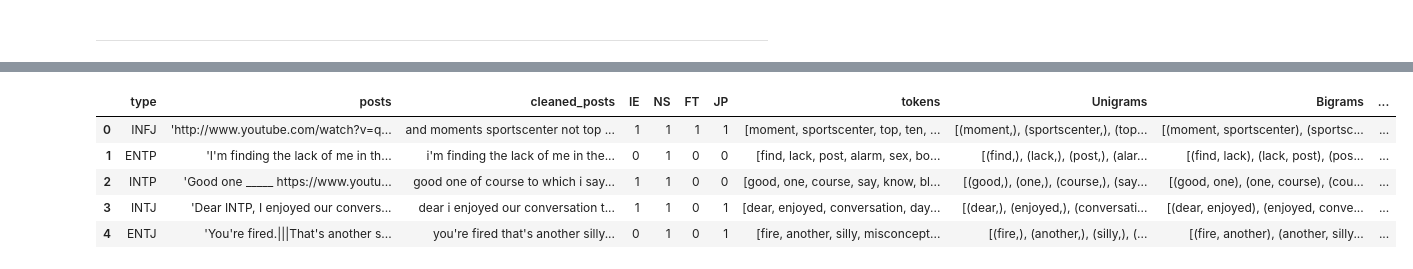
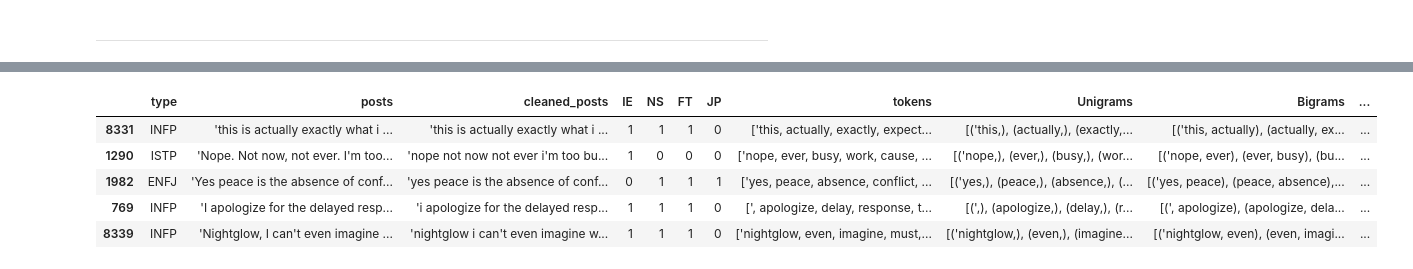
Before and after one commit to GitGud-f/mbti-personality-classifier, a Jupyter notebook: notebooks/exploratory_notebook.ipynb, the cells around one changed output, grey strips where cells are left out. Drawn from its saved outputs; the diff is of its cells as text; code cells hidden in the pictures.

```diff
--- a/notebooks/exploratory_notebook.ipynb
+++ b/notebooks/exploratory_notebook.ipynb
@@ -110,0 +119,13 @@ df.head()
+# %%
+# Encode labels for train and test
+print("Encoding MBTI types for train...")
+train_df[['IE', 'NS', 'FT', 'JP']] = pd.DataFrame(
+    train_df['type'].progress_apply(encode_mbti_type).tolist(),
+    index=train_df.index
+)
+
+print("Encoding MBTI types for test...")
+test_df[['IE', 'NS', 'FT', 'JP']] = pd.DataFrame(
+    test_df['type'].progress_apply(encode_mbti_type).tolist(),
+    index=test_df.index
+)
@@ -176,6 +196,7 @@ Tokenized version:
 # %%
-def Generate_grams(tokens):
-  Unigrams = list(ngrams(tokens,1))
-  Bigrams = list(ngrams(tokens,2))
-  Trigrams = list(ngrams(tokens,3))
-  return Unigrams, Bigrams, Trigrams
+def generate_ngrams(tokens: List[str]) -> Tuple[List, List, List]:
+    """Generate unigrams, bigrams, and trigrams from token list."""
+    unigrams = list(ngrams(tokens, 1))
+    bigrams = list(ngrams(tokens, 2))
+    trigrams = list(ngrams(tokens, 3))
+    return unigrams, bigrams, trigrams
@@ -183,0 +203,13 @@ df[['Unigrams', 'Bigrams', 'Trigrams']] = pd.DataFrame(df['tokens'].progress_app
+# %%
+# Generate n-grams for train and test
+print("📊 Generating n-grams for train...")
+ngram_results_train = train_df['tokens'].progress_apply(generate_ngrams)
+train_df[['Unigrams', 'Bigrams', 'Trigrams']] = pd.DataFrame(
+    ngram_results_train.tolist(), index=train_df.index
+)
+
+print("📊 Generating n-grams for test...")
+ngram_results_test = test_df['tokens'].progress_apply(generate_ngrams)
+test_df[['Unigrams', 'Bigrams', 'Trigrams']] = pd.DataFrame(
+    ngram_results_test.tolist(), index=test_df.index
+)
@@ -183,0 +219,5 @@ df[['Unigrams', 'Bigrams', 'Trigrams']] = pd.DataFrame(df['tokens'].progress_app
+# %%
+# Word count stats (on train for EDA)
+train_df['word_count'] = train_df['tokens'].apply(len)
+print("Word Count Statistics (Train):")
+print(train_df['word_count'].describe())
@@ -184,9 +235,9 @@ df[['Unigrams', 'Bigrams', 'Trigrams']] = pd.DataFrame(df['tokens'].progress_app
 # %%
-df.head()
+train_df.head()
 # %% [output]
 |  | type | posts | cleaned_posts | IE | NS | FT | JP | tokens | Unigrams | Bigrams | ... |
-| 0 | INFJ | 'http://www.youtube.com/watch?v=q... | and moments sportscenter not top ... | 1 | 1 | 1 | 1 | [moment, sportscenter, top, ten, ... | [(moment,), (sportscenter,), (top... | [(moment, sportscenter), (sportsc... | ... |
-| 1 | ENTP | 'I'm finding the lack of me in th... | i'm finding the lack of me in the... | 0 | 1 | 0 | 0 | [find, lack, post, alarm, sex, bo... | [(find,), (lack,), (post,), (alar... | [(find, lack), (lack, post), (pos... | ... |
-| 2 | INTP | 'Good one _____ https://www.youtu... | good one of course to which i say... | 1 | 1 | 0 | 0 | [good, one, course, say, know, bl... | [(good,), (one,), (course,), (say... | [(good, one), (one, course), (cou... | ... |
-| 3 | INTJ | 'Dear INTP, I enjoyed our convers... | dear i enjoyed our conversation t... | 1 | 1 | 0 | 1 | [dear, enjoyed, conversation, day... | [(dear,), (enjoyed,), (conversati... | [(dear, enjoyed), (enjoyed, conve... | ... |
-| 4 | ENTJ | 'You're fired.|||That's another s... | you're fired that's another silly... | 0 | 1 | 0 | 1 | [fire, another, silly, misconcept... | [(fire,), (another,), (silly,), (... | [(fire, another), (another, silly... | ... |
+| 8331 | INFP | 'this is actually exactly what i ... | 'this is actually exactly what i ... | 1 | 1 | 1 | 0 | ['this, actually, exactly, expect... | [('this,), (actually,), (exactly,... | [('this, actually), (actually, ex... | ... |
+| 1290 | ISTP | 'Nope. Not now, not ever. I'm too... | 'nope not now not ever i'm too bu... | 1 | 0 | 0 | 0 | ['nope, ever, busy, work, cause, ... | [('nope,), (ever,), (busy,), (wor... | [('nope, ever), (ever, busy), (bu... | ... |
+| 1982 | ENFJ | 'Yes peace is the absence of conf... | 'yes peace is the absence of conf... | 0 | 1 | 1 | 1 | ['yes, peace, absence, conflict, ... | [('yes,), (peace,), (absence,), (... | [('yes, peace), (peace, absence),... | ... |
+| 769 | INFP | 'I apologize for the delayed resp... | 'i apologize for the delayed resp... | 1 | 1 | 1 | 0 | [', apologize, delay, response, t... | [(',), (apologize,), (delay,), (r... | [(', apologize), (apologize, dela... | ... |
+| 8339 | INFP | 'Nightglow, I can't even imagine ... | 'nightglow i can't even imagine w... | 1 | 1 | 1 | 0 | ['nightglow, even, imagine, must,... | [('nightglow,), (even,), (imagine... | [('nightglow, even), (even, imagi... | ... |
```
Also changed, not shown: parts of 25 cells of this notebook.
